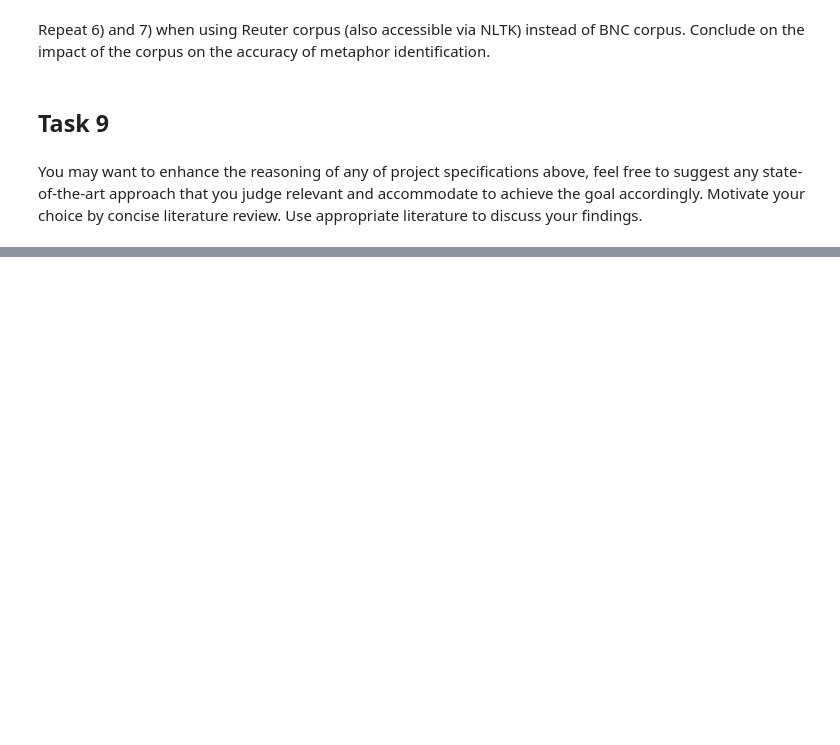
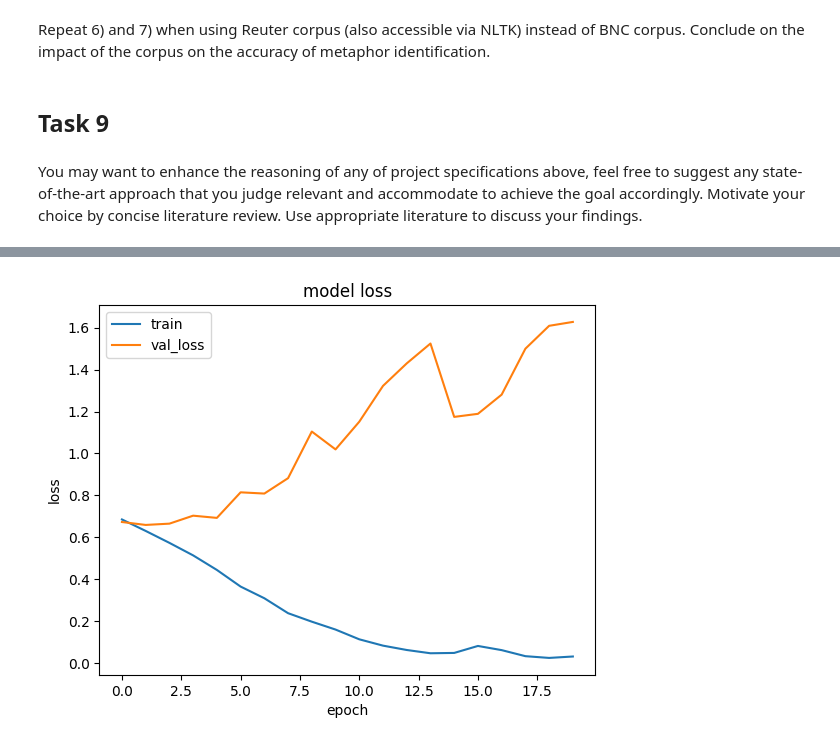
Before and after one commit to dHoundenko/Metaphor-detection-in-poetry, a Jupyter notebook: Project NLP.ipynb, the cells around one changed output, grey strips where cells are left out. Drawn from its saved outputs; the diff is of its cells as text; code cells hidden in the pictures; blank space fills up the shorter version.

```diff
--- a/Project NLP.ipynb
+++ b/Project NLP.ipynb
@@ -752,3 +935,10 @@ from nltk.corpus import wordnet as wn
 # Test it on two simple examples of your choice.
 
 # Test this process for other values of threshold values (e.g., 0.3, 0.5, 0.6)
+# %%
+## Getting synset using simple lesk
+
+from pywsd.lesk import simple_lesk
+from nltk.tokenize import word_tokenize
+
+df['Synsets'] = df.apply(lambda row: [simple_lesk(row['Text'], g) for g in word_tokenize(row['Text'])], axis = 1)
@@ -754,0 +975,2 @@ from nltk.corpus import wordnet as wn
+# %%
+df['Types of Words'] = df.apply(lambda row: get_word_type(row['Synsets'], word_tokenize(row['Text'])), axis = 1)
@@ -754,0 +1034,25 @@ from nltk.corpus import wordnet as wn
+# %%
+## Function to check if bigram if it is Noun-Adjective/Adverb pair
+
+def find_noun_and_adj_or_adv(bigram, input_dict):
+    outcome_res = []
+    for pair in bigram:
+        try:
+            ## Here we assume that if simple lesk managed to identify word as noun, then it has at least one sens
+            if input_dict[pair[0]] == 'n' and (input_dict[pair[1]] == 'a' or input_dict[pair[1]] == 'r'):
+                print('found')
+                print (get_senses(pair[1], 'a', pair[0]))
+                outcome_res.append(get_senses(pair[1], 'a', pair[0]))
+            elif (input_dict[pair[0]] == 'a' or input_dict[pair[0]] == 'r')and input_dict[pair[1]] == 'n':
+                print (get_senses(pair[0], 'a', pair[1]))
+                outcome_res.append(get_senses(pair[0], 'a', pair[1]))
+
+        except KeyError:
+            print(bigram)
+            outcome_res.append('Simple Lesk not classifying words well')
+
+    return outcome_res
+# %%
+## Check here. Returns only small amount of bigrams with mutual information
+
+df['Metaphor III'] = df.apply(lambda row: find_noun_and_adj_or_adv(row['Bigrams'],row['Types of Words']), axis=1)
@@ -806,0 +1297,12 @@ You may want to enhance the reasoning of any of project specifications above, fe
+# %%
+import matplotlib.pyplot as plt
+
+plt.plot(history.history['loss'])
+plt.plot(history.history['val_loss'])
+plt.title('model loss')
+plt.ylabel('loss')
+plt.xlabel('epoch')
+plt.legend(['train', 'val_loss'])
+plt.show()
+# %% [output]
+[figure, added]
```
Also changed, not shown: parts of 48 cells of this notebook.
